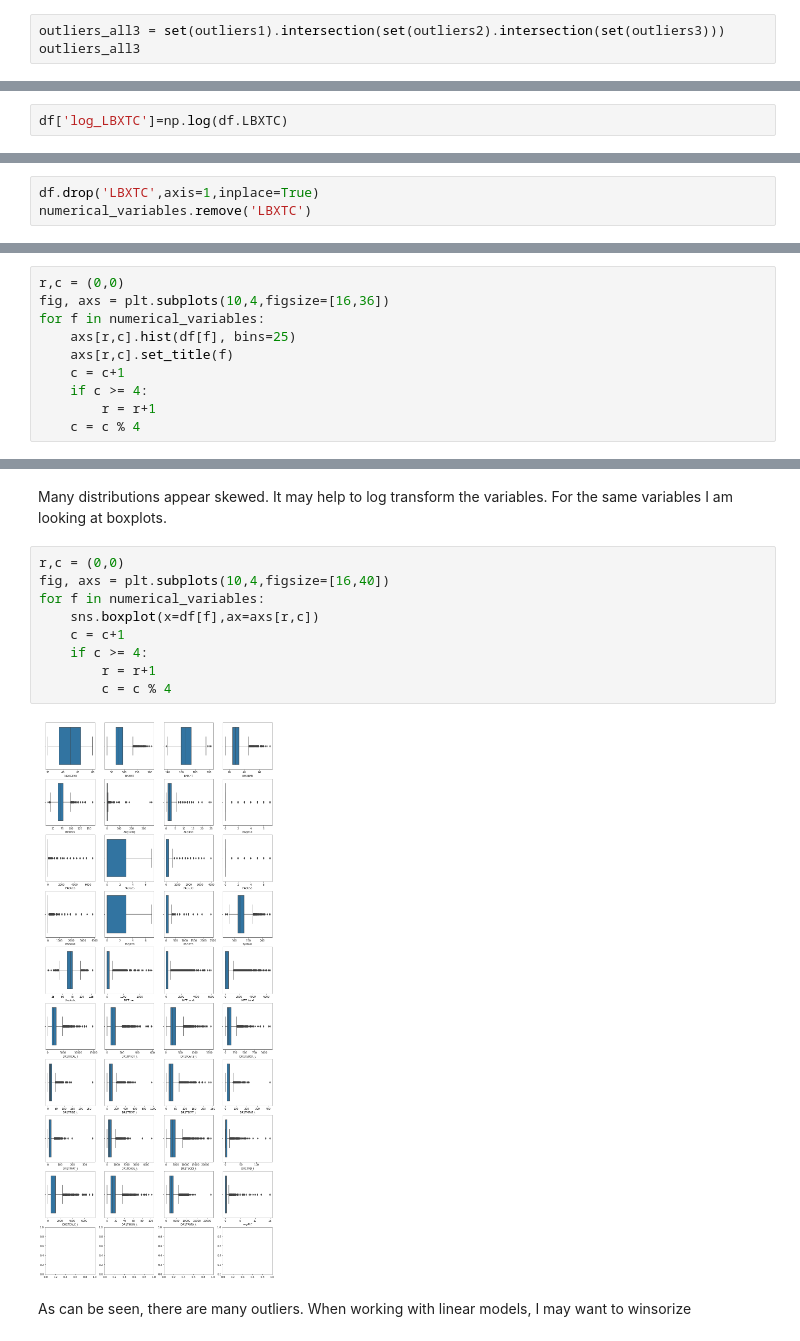
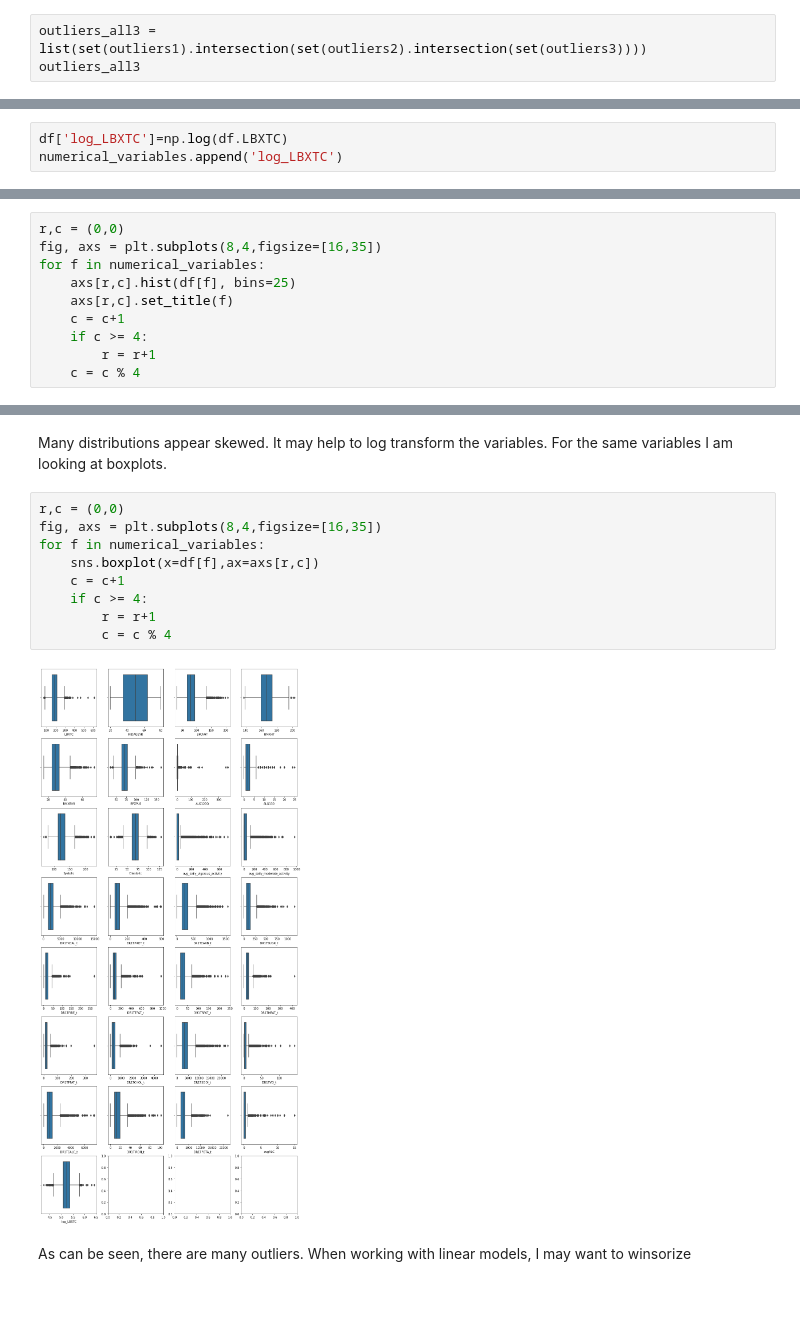
Before and after one commit to mathisme/ThinkfulDSFinalCapstone, a Jupyter notebook: final.ipynb, the cells around one changed output, grey strips where cells are left out. Saved outputs shown, nothing was run; the diff lists cells and outputs as text; blank space fills up the shorter version.

Commit message:
added a variables_final list, adjusted what I did with physical activity

```diff
--- a/final.ipynb
+++ b/final.ipynb
@@ -614,4 +610,4 @@ array([15835, 15007,  9748,  1750, 10953,   178, 14391,  7710, 10038,
 # %%
-outliers_all3 = set(outliers1).intersection(set(outliers2).intersection(set(outliers3)))
+outliers_all3 = list(set(outliers1).intersection(set(outliers2).intersection(set(outliers3))))
 outliers_all3
 # %% [output]
@@ -639,6 +641,7 @@ The distribution is skewed.  There do appear to be outliers. As there are not ma
 I am going to log transform the variable
 # %%
 df['log_LBXTC']=np.log(df.LBXTC)
+numerical_variables.append('log_LBXTC')
 # %%
 df.log_LBXTC.hist(bins=25)
 # %% [output]
@@ -649,3 +651,0 @@ The log of the total cholesterol is less skewed. I plan to use this for modeling
-# %%
-df.drop('LBXTC',axis=1,inplace=True)
-numerical_variables.remove('LBXTC')
@@ -653,7 +673,7 @@ numerical_variables.remove('LBXTC')
 ### Histograms of continuous variables
 # %%
 r,c = (0,0)
-fig, axs = plt.subplots(10,4,figsize=[16,36])
+fig, axs = plt.subplots(8,4,figsize=[16,35])
 for f in numerical_variables:
     axs[r,c].hist(df[f], bins=25)
     axs[r,c].set_title(f)
@@ -667,14 +687,14 @@ for f in numerical_variables:
 Many distributions appear skewed.  It may help to log transform the variables.  For the same variables I am looking at boxplots.
 # %%
 r,c = (0,0)
-fig, axs = plt.subplots(10,4,figsize=[16,40])
+fig, axs = plt.subplots(8,4,figsize=[16,35])
 for f in numerical_variables:
     sns.boxplot(x=df[f],ax=axs[r,c])
     c = c+1
     if c >= 4:
         r = r+1
         c = c % 4
 # %% [output]
-[figure, old version]
+[figure, new version]
 # %% [markdown]
 As can be seen, there are many outliers.  When working with linear models, I may want to winsorize
```
Also changed, not shown: parts of 33 cells of this notebook, 1 other file.
